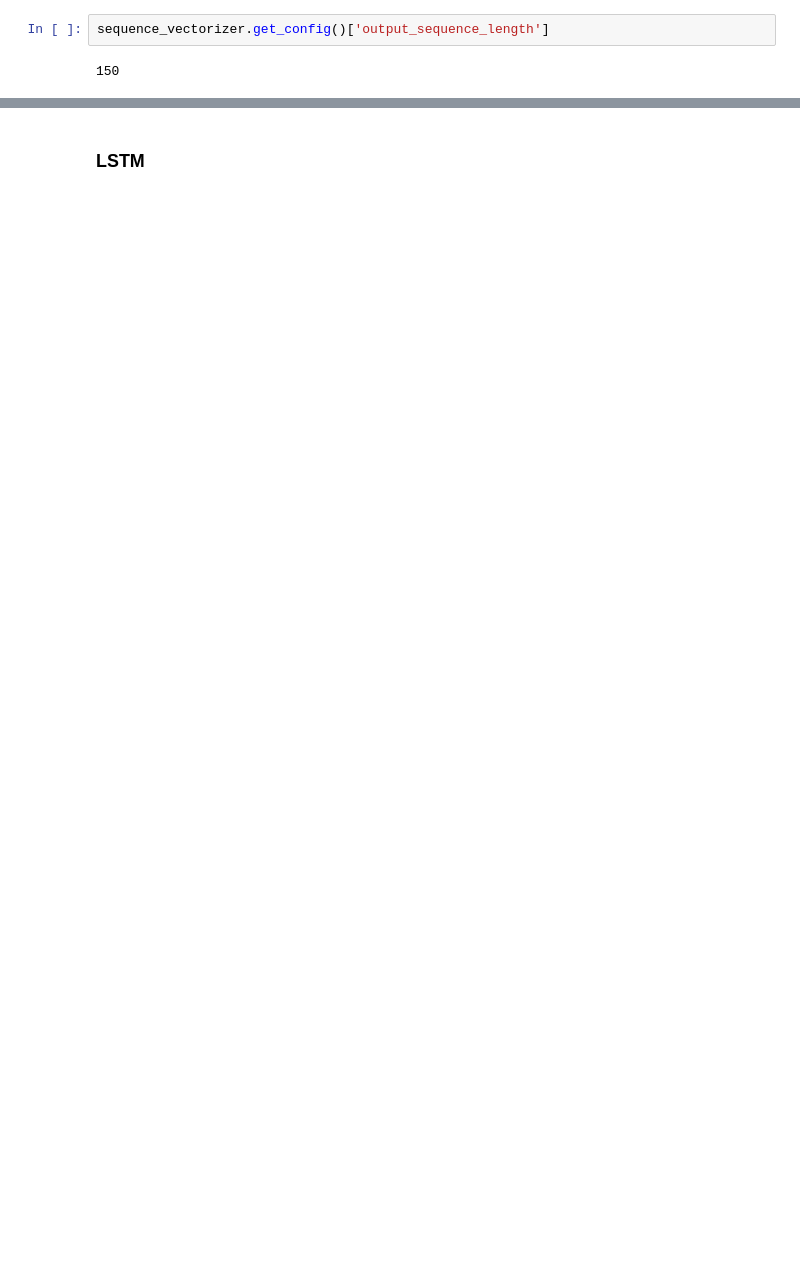
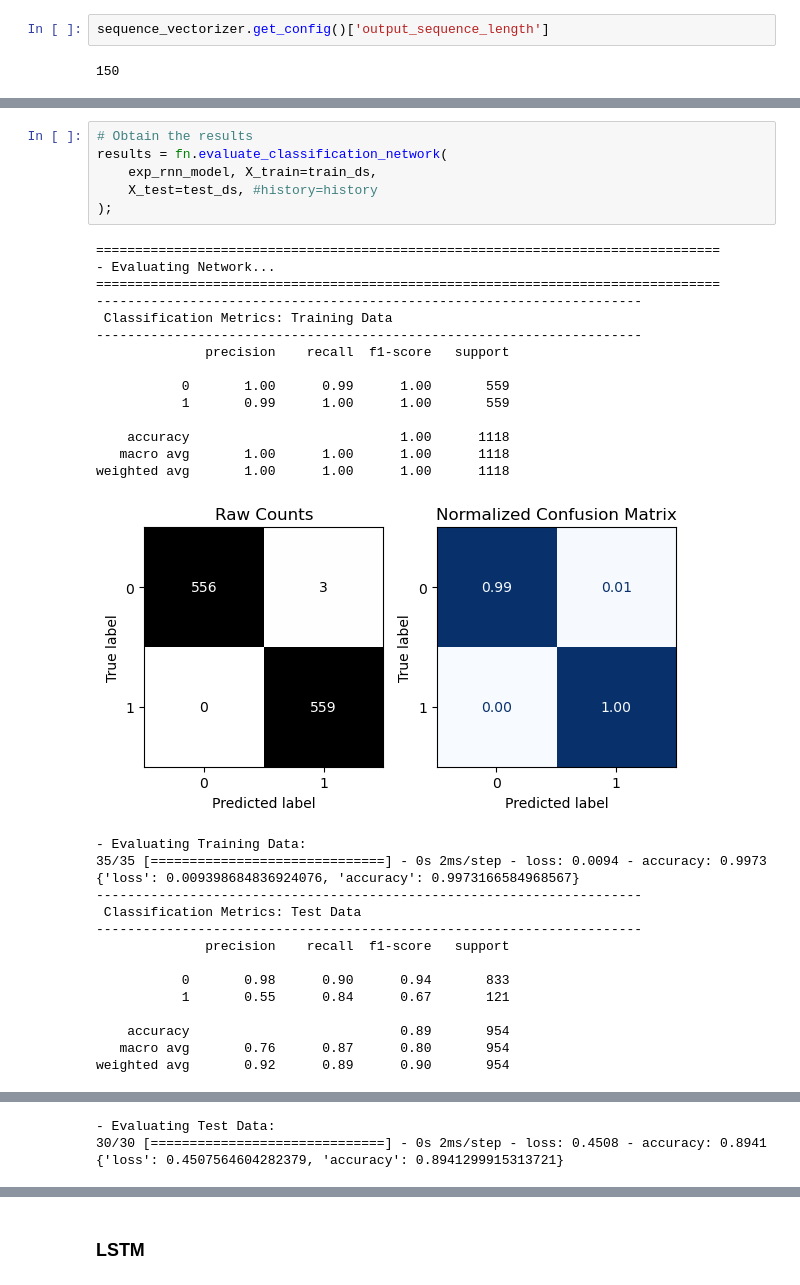
Before and after one commit to purvikansara/adv-ml-wk02-deep-nlp-codealongs, a Jupyter notebook: Lecture 1/SOLUTION-W02L01-deep-nlp-text-prep.ipynb, the cells around one changed output, grey strips where cells are left out. Saved outputs shown, nothing was run; the diff lists cells and outputs as text; blank space fills up the shorter version.

```diff
--- a/Lecture 1/SOLUTION-W02L01-deep-nlp-text-prep.ipynb
+++ b/Lecture 1/SOLUTION-W02L01-deep-nlp-text-prep.ipynb
@@ -759,0 +1370,36 @@ weighted avg       0.87      0.88      0.87       954
+# %%
+# Obtain the results
+results = fn.evaluate_classification_network(
+    exp_rnn_model, X_train=train_ds,
+    X_test=test_ds, #history=history
+);
+# %% [output]
+================================================================================
+- Evaluating Network...
+================================================================================
+----------------------------------------------------------------------
+ Classification Metrics: Training Data
+----------------------------------------------------------------------
+              precision    recall  f1-score   support
+
+           0       1.00      0.99      1.00       559
+           1       0.99      1.00      1.00       559
+
+    accuracy                           1.00      1118
+   macro avg       1.00      1.00      1.00      1118
+weighted avg       1.00      1.00      1.00      1118
+[figure, added]
+- Evaluating Training Data:
+35/35 [==============================] - 0s 2ms/step - loss: 0.0094 - accuracy: 0.9973
+{'loss': 0.009398684836924076, 'accuracy': 0.9973166584968567}
+----------------------------------------------------------------------
+ Classification Metrics: Test Data
+----------------------------------------------------------------------
+              precision    recall  f1-score   support
+
+           0       0.98      0.90      0.94       833
+           1       0.55      0.84      0.67       121
+
+    accuracy                           0.89       954
+   macro avg       0.76      0.87      0.80       954
+weighted avg       0.92      0.89      0.90       954
@@ -759,0 +1407,3 @@ weighted avg       0.87      0.88      0.87       954
+- Evaluating Test Data:
+30/30 [==============================] - 0s 2ms/step - loss: 0.4508 - accuracy: 0.8941
+{'loss': 0.4507564604282379, 'accuracy': 0.8941299915313721}
```
Also changed, not shown: parts of 133 cells of this notebook.
